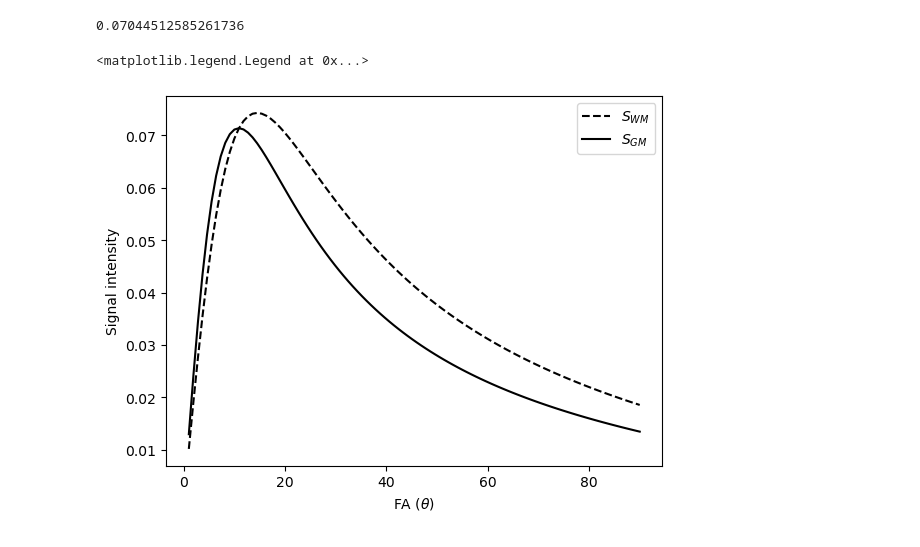
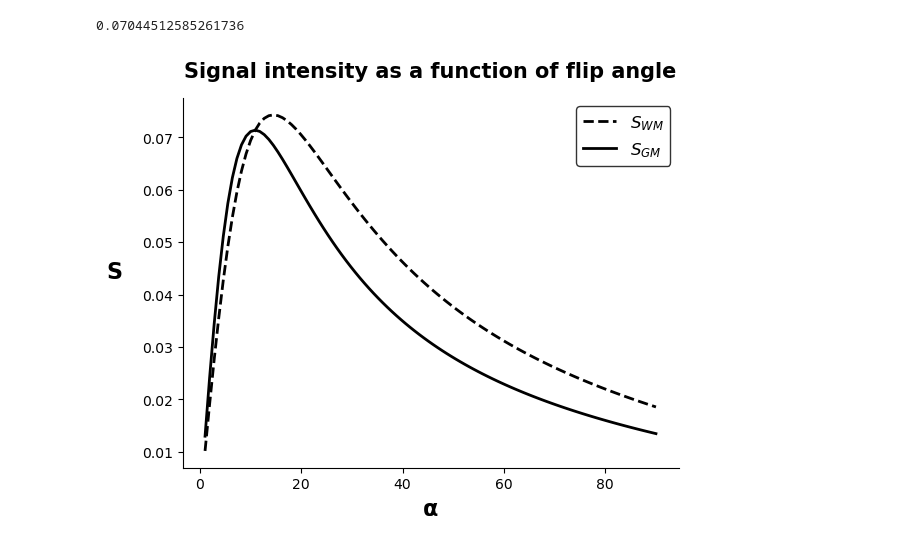
Before and after one commit to signehogstad/master, a Jupyter notebook: simulations.ipynb, the cells around one changed output. Cells and saved outputs as stored; diff of their text form; code cells hidden in the pictures.

```diff
--- a/simulations.ipynb
+++ b/simulations.ipynb
@@ -32,17 +33,18 @@ print(signal_intensity(20, PD_WM, TR, TE1, T1_WM, T2_WM))
 # %% [output]
 0.07044512585261736
 # %%
-plt.plot(thetas, S_WM_TE1, "--", c="k", label="$S_{WM}$")
+plt.plot(thetas, S_WM_TE1, "--", c="k", label="$S_{WM}$", linewidth=2)
 #plt.plot(thetas, S_WM_TE2, "--", c="tab:blue")
 #plt.plot(thetas, S_WM_TE3, "--", c="tab:orange")
-plt.plot(thetas, S_GM_TE1, c="k", label="$S_{GM}$")
+plt.plot(thetas, S_GM_TE1, c="k", label="$S_{GM}$", linewidth=2)
 #plt.plot(thetas, S_GM_TE2, c="tab:blue")
 #plt.plot(thetas, S_GM_TE3, c="tab:orange")
 # plt.axvline(x = 6, color = 'k', label = 'axvline - full height')
 # plt.axvline(x = 27, color = 'k', label = 'axvline - full height')
-plt.xlabel(r"FA ($\theta$)")
-plt.ylabel("Signal intensity")
-plt.legend()
+plt.title("Signal intensity as a function of flip angle", fontsize=15, fontweight="bold", pad=15)
+plt.xlabel(r"$\mathbf{\alpha}$", fontsize=16, fontweight="bold")
+plt.ylabel("S", rotation=0, labelpad=20, fontsize=16, fontweight="bold")
+plt.legend(fontsize=12, edgecolor="black")
+sns.despine()
 # %% [output]
-<matplotlib.legend.Legend at 0x...>
-[figure, old version]
+[figure, new version]
```
Also changed, not shown: parts of 1 cell of this notebook, 1 other file.
